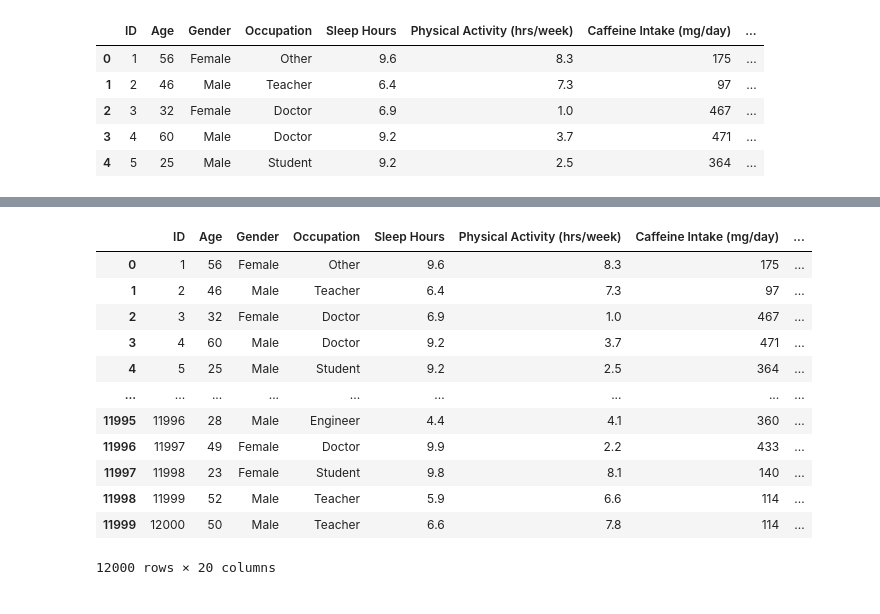
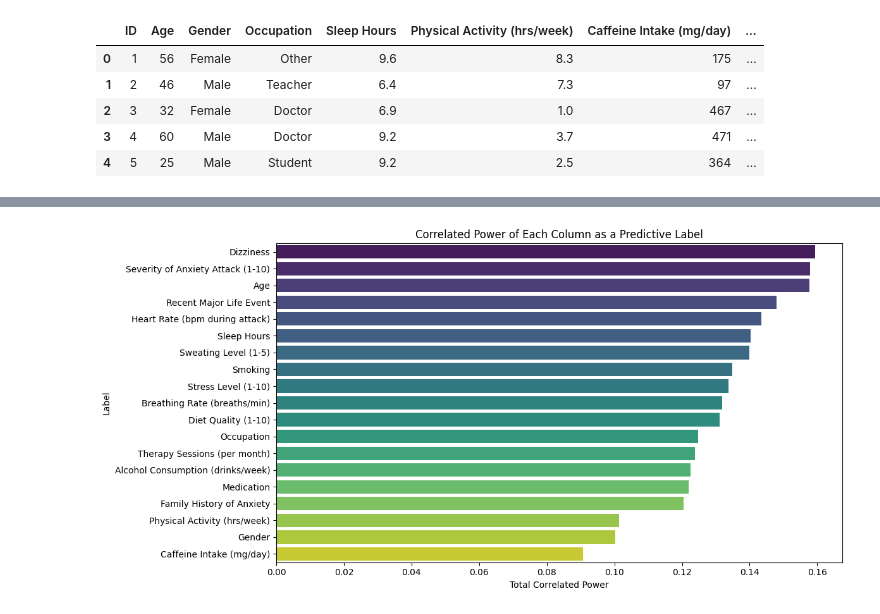
Before and after one commit to bcvilnrotter/kaggle-repos, a Jupyter notebook: anxiety-attack-factors-symptoms-and-severity.ipynb, the cells around one changed output, grey strips where cells are left out. Saved outputs shown, nothing was run; the diff lists cells and outputs as text; code cells hidden in the pictures.

```diff
--- a/anxiety-attack-factors-symptoms-and-severity.ipynb
+++ b/anxiety-attack-factors-symptoms-and-severity.ipynb
@@ -130,17 +68,0 @@ get_relevant_features(df,'Sweating Level (1-5)')
-# %%
-df_correlation = df.copy()
-df_correlation
-# %% [output]
-|  | ID | Age | Gender | Occupation | Sleep Hours | Physical Activity (hrs/week) | Caffeine Intake (mg/day) | ... |
-| 0 | 1 | 56 | Female | Other | 9.6 | 8.3 | 175 | ... |
-| 1 | 2 | 46 | Male | Teacher | 6.4 | 7.3 | 97 | ... |
-| 2 | 3 | 32 | Female | Doctor | 6.9 | 1.0 | 467 | ... |
-| 3 | 4 | 60 | Male | Doctor | 9.2 | 3.7 | 471 | ... |
-| 4 | 5 | 25 | Male | Student | 9.2 | 2.5 | 364 | ... |
-| ... | ... | ... | ... | ... | ... | ... | ... | ... |
-| 11995 | 11996 | 28 | Male | Engineer | 4.4 | 4.1 | 360 | ... |
-| 11996 | 11997 | 49 | Female | Doctor | 9.9 | 2.2 | 433 | ... |
-| 11997 | 11998 | 23 | Female | Student | 9.8 | 8.1 | 140 | ... |
-| 11998 | 11999 | 52 | Male | Teacher | 5.9 | 6.6 | 114 | ... |
-| 11999 | 12000 | 50 | Male | Teacher | 6.6 | 7.8 | 114 | ... |
-12000 rows × 20 columns
@@ -149,0 +107,15 @@ def encode_categorical_features(df):
+# %%
+correlation_power = calculate_correlation_power(df.drop('ID',axis=1))
+
+results_df = pd.DataFrame(list(correlation_power.items()),columns=['Label','Correlated Power'])
+results_df = results_df.sort_values(by='Correlated Power',ascending=False)
+
+plt.figure(figsize=(12,6))
+sns.barplot(x='Correlated Power',y='Label',data=results_df,palette='viridis')
+plt.title('Correlated Power of Each Column as a Predictive Label')
+plt.xlabel('Total Correlated Power')
+plt.ylabel('Label')
+plt.tight_layout()
+plt.show()
+# %% [output]
+[figure, added]
```
Also changed, not shown: parts of 12 cells of this notebook.
